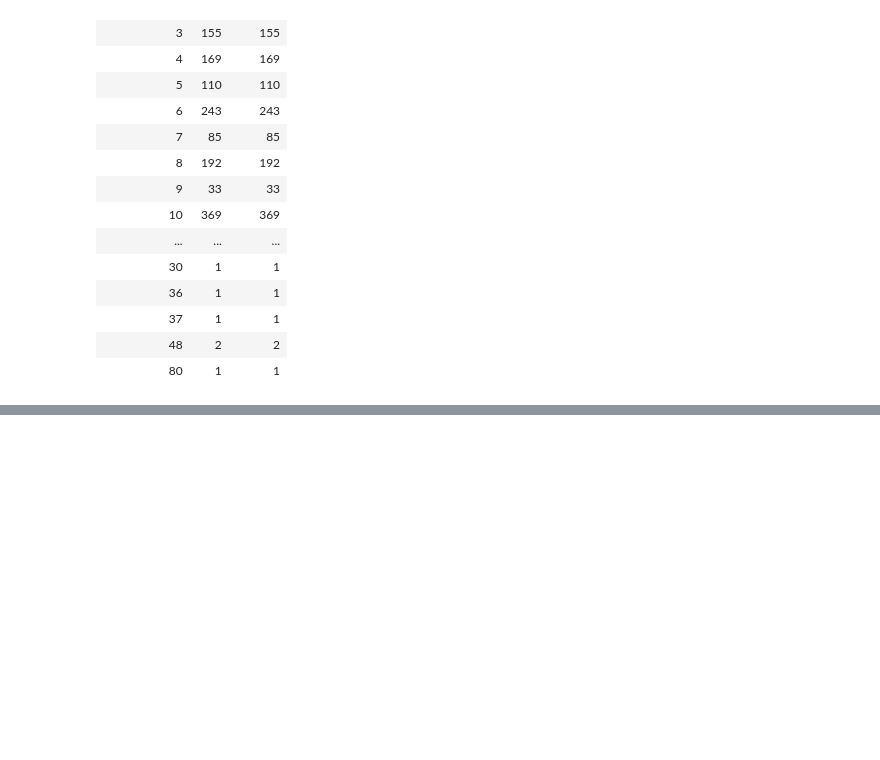
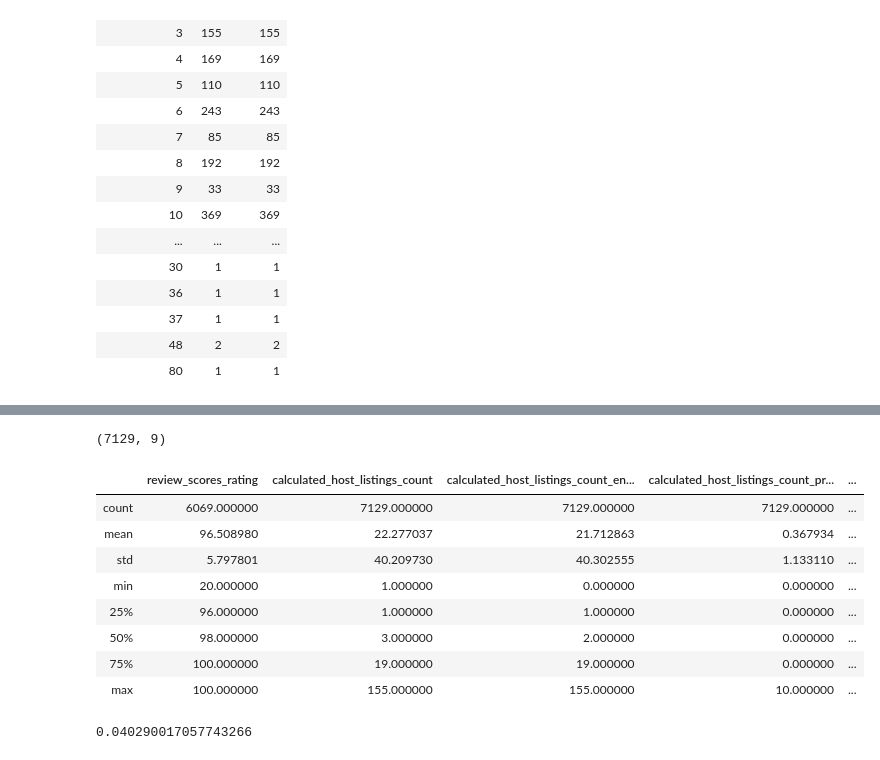
Before and after one commit to npop237/DS-Project1, a Jupyter notebook: PlanningATripToNashville.ipynb, the cells around one changed output, grey strips where cells are left out. Cells and saved outputs as stored; diff of their text form; code cells hidden in the pictures; blank space fills up the shorter version.

```diff
--- a/PlanningATripToNashville.ipynb
+++ b/PlanningATripToNashville.ipynb
@@ -210,0 +264,7 @@ ax.set_xlim(0,20)
+# %%
+# Getting a list of features for our model
+features = ['review_scores_rating', 'instant_bookable', 'is_business_travel_ready', 'cancellation_policy', 'calculated_host_listings_count',
+            'calculated_host_listings_count_entire_homes', 'calculated_host_listings_count_private_rooms',
+            'calculated_host_listings_count_shared_rooms', 'reviews_per_month']
+# %%
+df = properties_df[features]
@@ -210,0 +280,16 @@ ax.set_xlim(0,20)
+# %%
+df.shape
+# %% [output]
+(7129, 9)
+# %%
+df.describe()
+# %% [output]
+|  | review_scores_rating | calculated_host_listings_count | calculated_host_listings_count_en... | calculated_host_listings_count_pr... | ... |
+| count | 6069.000000 | 7129.000000 | 7129.000000 | 7129.000000 | ... |
+| mean | 96.508980 | 22.277037 | 21.712863 | 0.367934 | ... |
+| std | 5.797801 | 40.209730 | 40.302555 | 1.133110 | ... |
+| min | 20.000000 | 1.000000 | 0.000000 | 0.000000 | ... |
+| 25% | 96.000000 | 1.000000 | 1.000000 | 0.000000 | ... |
+| 50% | 98.000000 | 3.000000 | 2.000000 | 0.000000 | ... |
+| 75% | 100.000000 | 19.000000 | 19.000000 | 0.000000 | ... |
+| max | 100.000000 | 155.000000 | 155.000000 | 10.000000 | ... |
@@ -210,0 +304,21 @@ ax.set_xlim(0,20)
+# %%
+# Preparing our X and y
+X = df.drop('review_scores_rating', axis=1)
+y = df['review_scores_rating']
+
+# Splitting train and test
+X_train, X_test, y_train, y_test = train_test_split(X, y, test_size=0.3, random_state=42)
+
+# Instantiate the model
+lm_model = LinearRegression(normalize=True)
+
+# Fit the model
+lm_model.fit(X_train, y_train)
+
+# Predict our y test values
+y_test_preds = lm_model.predict(X_test)
+
+# Score our y test
+r2_score(y_test, y_test_preds)
+# %% [output]
+0.040290017057743266
```
Also changed, not shown: parts of 19 cells of this notebook.
